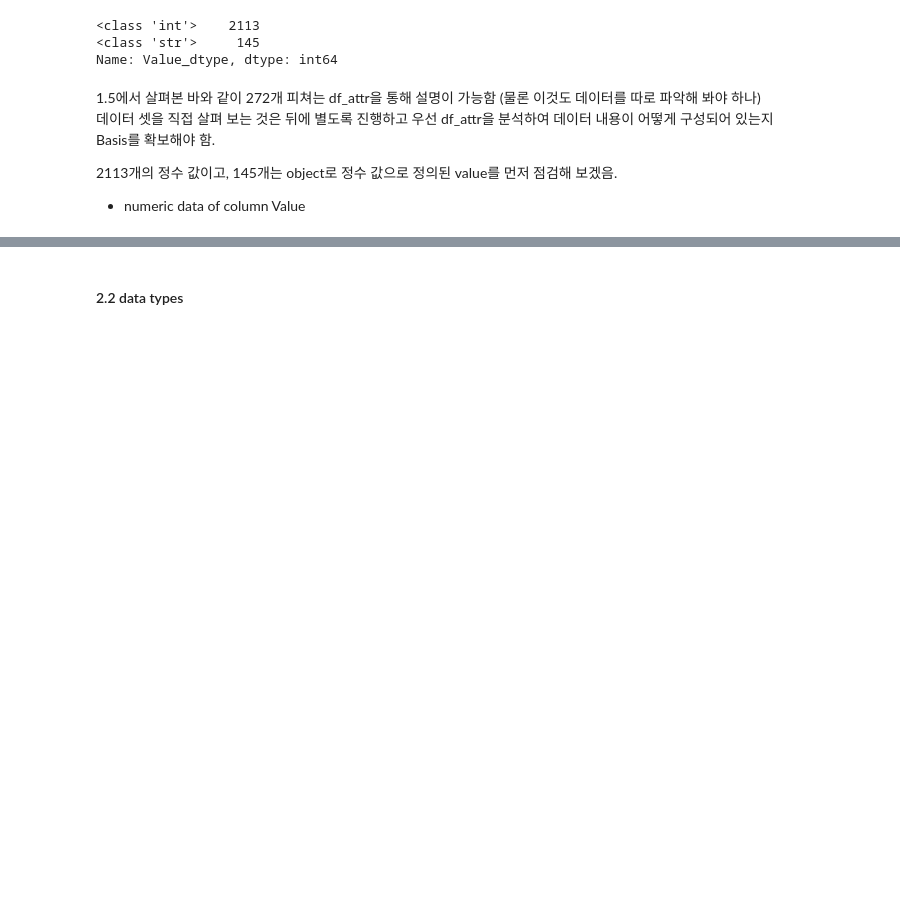
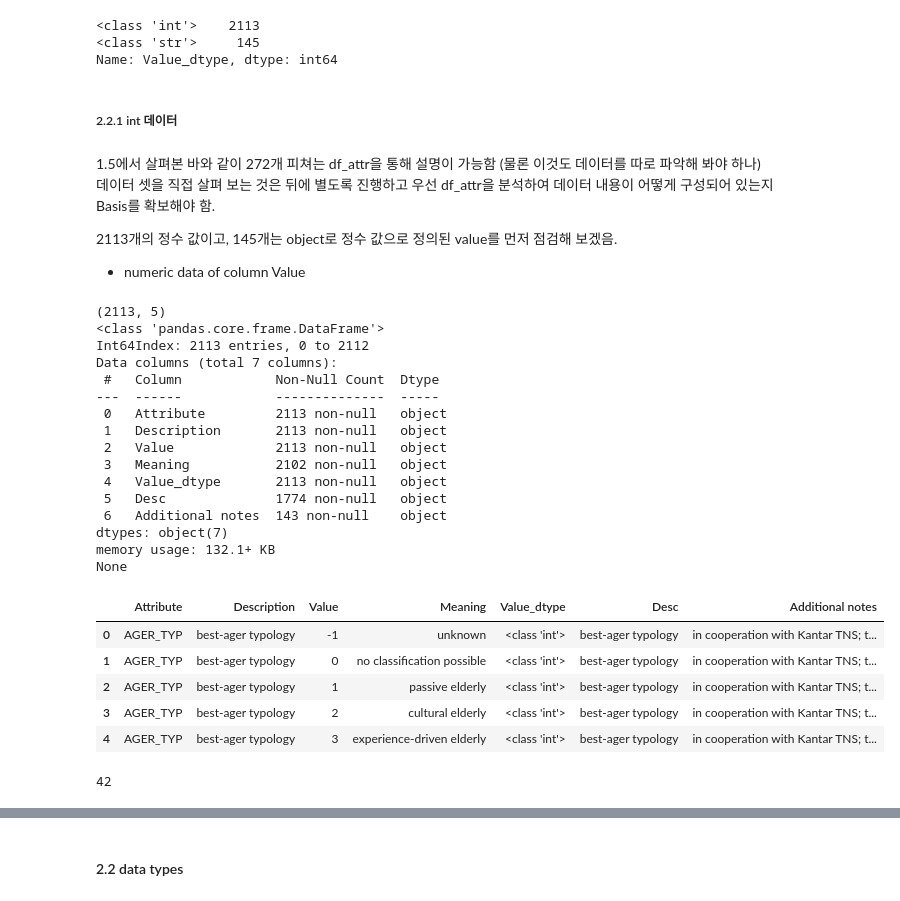
Before and after one commit to jaeyoun-chang/u_city_capstone, a Jupyter notebook: Arvato Project Workbook.ipynb, the cells around one changed output, grey strips where cells are left out. Cells and saved outputs as stored; diff of their text form; code cells hidden in the pictures; blank space fills up the shorter version.

```diff
--- a/Arvato Project Workbook.ipynb
+++ b/Arvato Project Workbook.ipynb
@@ -551,6 +582,8 @@ print (df_attr.Value_dtype.value_counts())
 <class 'int'>    2113
 <class 'str'>     145
 Name: Value_dtype, dtype: int64
+# %% [markdown]
+##### 2.2.1 int 데이터
 # %% [markdown]
 1.5에서 살펴본 바와 같이 272개 피쳐는 df_attr을 통해 설명이 가능함 (물론 이것도 데이터를 따로 파악해 봐야 하나)
 데이터 셋을 직접 살펴 보는 것은 뒤에 별도록 진행하고 우선 df_attr을 분석하여 데이터 내용이 어떻게 구성되어 있는지 Basis를 확보해야 함.
@@ -558,3 +591,46 @@ Name: Value_dtype, dtype: int64
 2113개의 정수 값이고, 145개는 object로 정수 값으로 정의된 value를 먼저 점검해 보겠음.
 
 * numeric data of column Value
+# %%
+'''
+numeric data of column Value where 2113 rows have data in int type
+'''
+# df_attr_num with only numeric values in Value
+df_attr_num = df_attr[df_attr['Value_dtype'] == int].copy()
+print (df_attr_num.shape)
+
+# add Desc and Information level
+df_attr_num = vlookup(df_attr_num, feature_desc, 'Attribute', ['Desc', 'Additional notes'])
+print (df_attr_num.info())
+df_attr_num.head()
+# %% [output]
+(2113, 5)
+<class 'pandas.core.frame.DataFrame'>
+Int64Index: 2113 entries, 0 to 2112
+Data columns (total 7 columns):
+ #   Column            Non-Null Count  Dtype
+---  ------            --------------  -----
+ 0   Attribute         2113 non-null   object
+ 1   Description       2113 non-null   object
+ 2   Value             2113 non-null   object
+ 3   Meaning           2102 non-null   object
+ 4   Value_dtype       2113 non-null   object
+ 5   Desc              1774 non-null   object
+ 6   Additional notes  143 non-null    object
+dtypes: object(7)
+memory usage: 132.1+ KB
+None
+|  | Attribute | Description | Value | Meaning | Value_dtype | Desc | Additional notes |
+| 0 | AGER_TYP | best-ager typology | -1 | unknown | <class 'int'> | best-ager typology | in cooperation with Kantar TNS; t... |
+| 1 | AGER_TYP | best-ager typology | 0 | no classification possible | <class 'int'> | best-ager typology | in cooperation with Kantar TNS; t... |
+| 2 | AGER_TYP | best-ager typology | 1 | passive elderly | <class 'int'> | best-ager typology | in cooperation with Kantar TNS; t... |
+| 3 | AGER_TYP | best-ager typology | 2 | cultural elderly | <class 'int'> | best-ager typology | in cooperation with Kantar TNS; t... |
+| 4 | AGER_TYP | best-ager typology | 3 | experience-driven elderly | <class 'int'> | best-ager typology | in cooperation with Kantar TNS; t... |
+# %%
+'''
+customers에는 없고 df_attr에만 있는 42개 Attribute는 Desc가 없음
+'''
+
+df_attr_num[df_attr_num.Desc.isna() == True].Attribute.nunique()
+# %% [output]
+42
```
Also changed, not shown: parts of 31 cells of this notebook.
